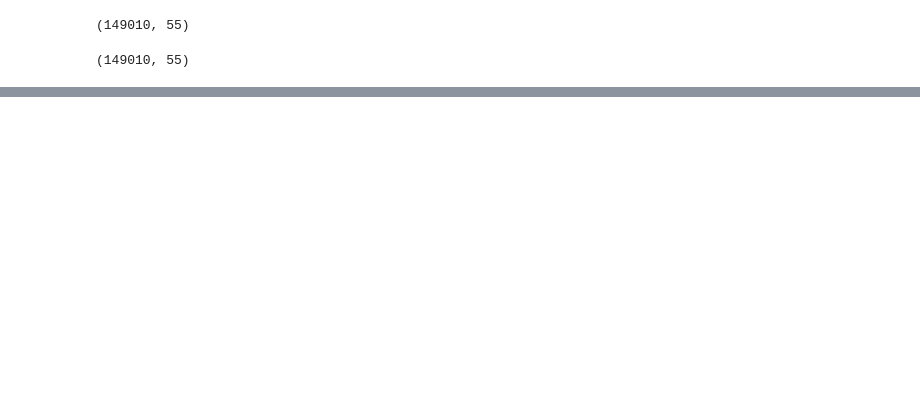
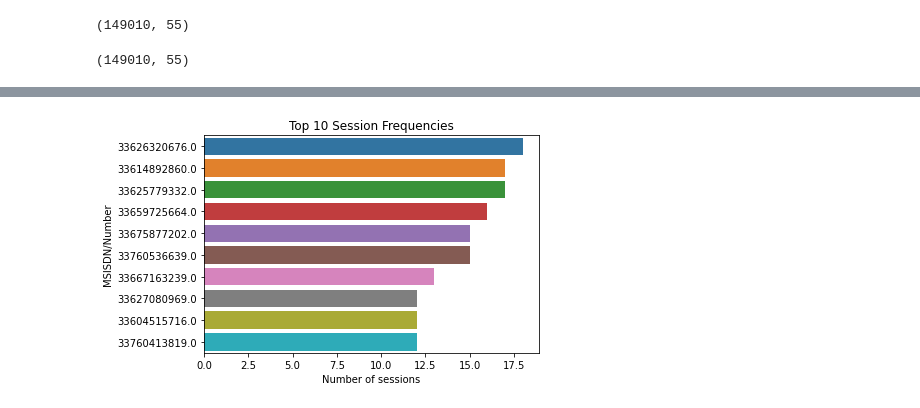
Before and after one commit to KaydeeJR/TelecomUser_DataAnalysis, a Jupyter notebook: notebooks/cleaning_data.ipynb, the cells around one changed output, grey strips where cells are left out. Cells and saved outputs as stored; diff of their text form; code cells hidden in the pictures; blank space fills up the shorter version.

```diff
--- a/notebooks/cleaning_data.ipynb
+++ b/notebooks/cleaning_data.ipynb
@@ -8,12 +6,14 @@ from sklearn.feature_selection import chi2
 # %%
 dataframe = pd.read_csv("D:/10XAcademy/TelecomUser_DataAnalysis/data/Week1_challenge_data_source.csv")
+# dropping NaN values from session bearer id
 dataframe.dropna(subset=["Bearer Id"],inplace=True)
+id_columns = ["IMEI","MSISDN/Number","IMSI","Bearer Id"]
 dataframe.shape
 # %% [output]
 (149010, 55)
 # %%
-col_list = list(dataframe.select_dtypes(exclude=['object']).columns)
-col_list.remove("Bearer Id")
+num_col_list = list(dataframe.select_dtypes(exclude=['object']).columns)
+col_list = [item for item in num_col_list if item not in id_columns]
 upper_lim={}
 lower_lim={}
 for col in col_list:
@@ -29,0 +89,8 @@ dataframe.shape
+# %%
+df_frequency = dataframe["MSISDN/Number"].value_counts().head(10)
+id_freq = pd.Series(df_frequency.index, dtype="string")
+session_frequency = sns.barplot(x=df_frequency.values, y=id_freq, orient='h')
+session_frequency.set(title="Top 10 Session Frequencies",xlabel="Number of sessions", ylabel = "MSISDN/Number")
+plt.show()
+# %% [output]
+[figure, added]
```
Also changed, not shown: parts of 9 cells of this notebook, 7 other files.
